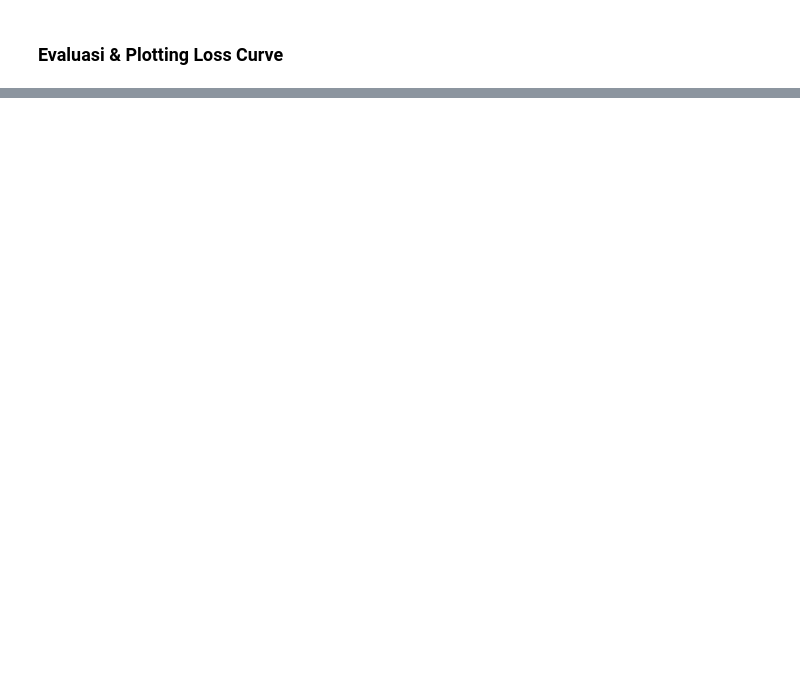
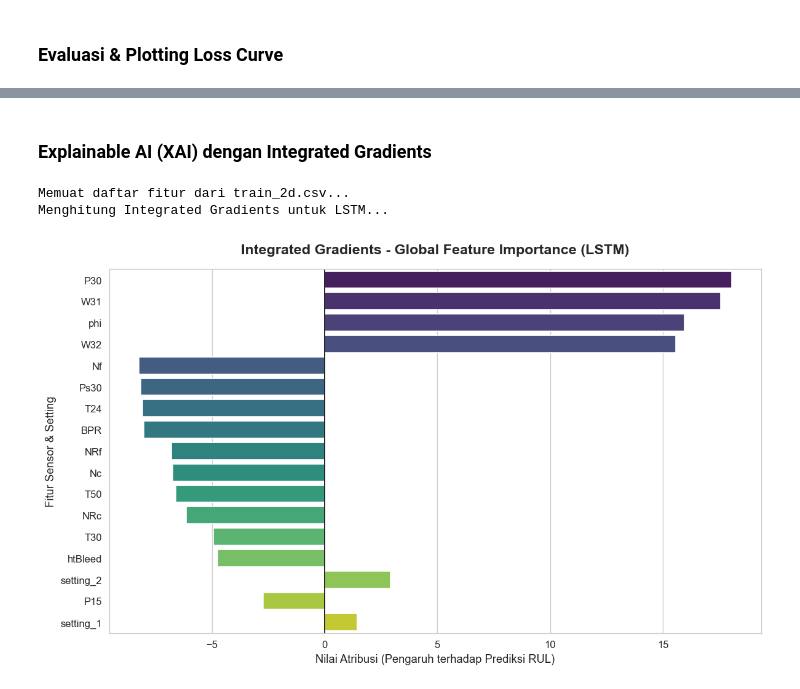
Before and after one commit to andriilaksono/rul-prediction-turbofan-cmapss, a Jupyter notebook: notebook/04_lstm_model.ipynb, the cells around one changed output, grey strips where cells are left out. Drawn from its saved outputs; the diff is of its cells as text; code cells hidden in the pictures; blank space fills up the shorter version.

```diff
--- a/notebook/04_lstm_model.ipynb
+++ b/notebook/04_lstm_model.ipynb
@@ -217,0 +176,79 @@ NASA Score : 361.2199
+# %% [markdown]
+### Explainable AI (XAI) dengan Integrated Gradients
+# %%
+import tensorflow as tf
+import pandas as pd
+import numpy as np
+import matplotlib.pyplot as plt
+import seaborn as sns
+
+def integrated_gradients(inputs, baseline, model, num_steps=50):
+    # 1. Buat interpolasi antara baseline (nol) dan input aktual
+    alphas = tf.linspace(start=0.0, stop=1.0, num=num_steps+1)
+    alphas_x = alphas[:, tf.newaxis, tf.newaxis]
+
+    inputs = tf.cast(inputs, tf.float32)
+    baseline = tf.cast(baseline, tf.float32)
+
+    delta = inputs - baseline
+    interpolated_inputs = baseline + alphas_x * delta
+
+    # 2. Hitung gradien menggunakan GradientTape
+    with tf.GradientTape() as tape:
+        tape.watch(interpolated_inputs)
+        preds = model(interpolated_inputs)
+
+    grads = tape.gradient(preds, interpolated_inputs)
+
+    # 3. Rata-ratakan gradien dan kalikan
+    avg_grads = tf.reduce_mean(grads, axis=0)
+    ig_attributions = delta * avg_grads
+    return ig_attributions
+
+print("Memuat daftar fitur dari train_2d.csv...")
+df_train = pd.read_csv('../processed/train_2d.csv')
+
+# Ambil semua kolom kecuali kolom identitas dan target
+kolom_abaikan = ['unit_number', 'time_cycles', 'RUL', 'RUL_True']
+active_features = [c for c in df_train.columns if c not in kolom_abaikan]
+
+# Pengecekan Keamanan Dimensi
+if len(active_features) != X_test.shape[2]:
+    print(f"Jumlah nama fitur ({len(active_features)}) tidak sama dengan input LSTM ({X_test.shape[2]}).")
+    # Fallback: Buat nama fitur default (Feature_1, Feature_2, dst)
+    active_features = [f"Fitur_{i+1}" for i in range(X_test.shape[2])]
+# ----------------------------------------
+
+print("Menghitung Integrated Gradients untuk LSTM...")
+# Ambil satu sampel mesin kritis
+sample_idx = 0
+sample_input = X_test[sample_idx:sample_idx+1] # Shape: (1, 30, n_features)
+baseline_input = tf.zeros_like(sample_input)
+
+# Hitung IG
+ig_scores = integrated_gradients(sample_input, baseline_input, model)
+
+# Sum pooling di sepanjang sumbu waktu
+ig_scores_summed = tf.reduce_sum(ig_scores, axis=1)[0].numpy()
+
+# Buat DataFrame untuk visualisasi
+ig_df = pd.DataFrame({
+    'Feature': active_features,
+    'IG_Attribution': ig_scores_summed
+}).sort_values(by='IG_Attribution', key=abs, ascending=False)
+
+# Visualisasi
+plt.figure(figsize=(10, 6))
+sns.barplot(data=ig_df, x='IG_Attribution', y='Feature', palette='viridis')
+plt.title('Integrated Gradients - Global Feature Importance (LSTM)', fontsize=14, fontweight='bold', pad=15)
+plt.xlabel('Nilai Atribusi (Pengaruh terhadap Prediksi RUL)', fontsize=11)
+plt.ylabel('Fitur Sensor & Setting', fontsize=11)
+plt.axvline(0, color='black', linewidth=1)
+
+plt.tight_layout()
+plt.savefig('../output/xai_integrated_gradients.png', dpi=300)
+plt.show()
+# %% [output]
+Memuat daftar fitur dari train_2d.csv...
+Menghitung Integrated Gradients untuk LSTM...
+[figure, added]
```
Also changed, not shown: parts of 3 cells of this notebook, 1 other file.
